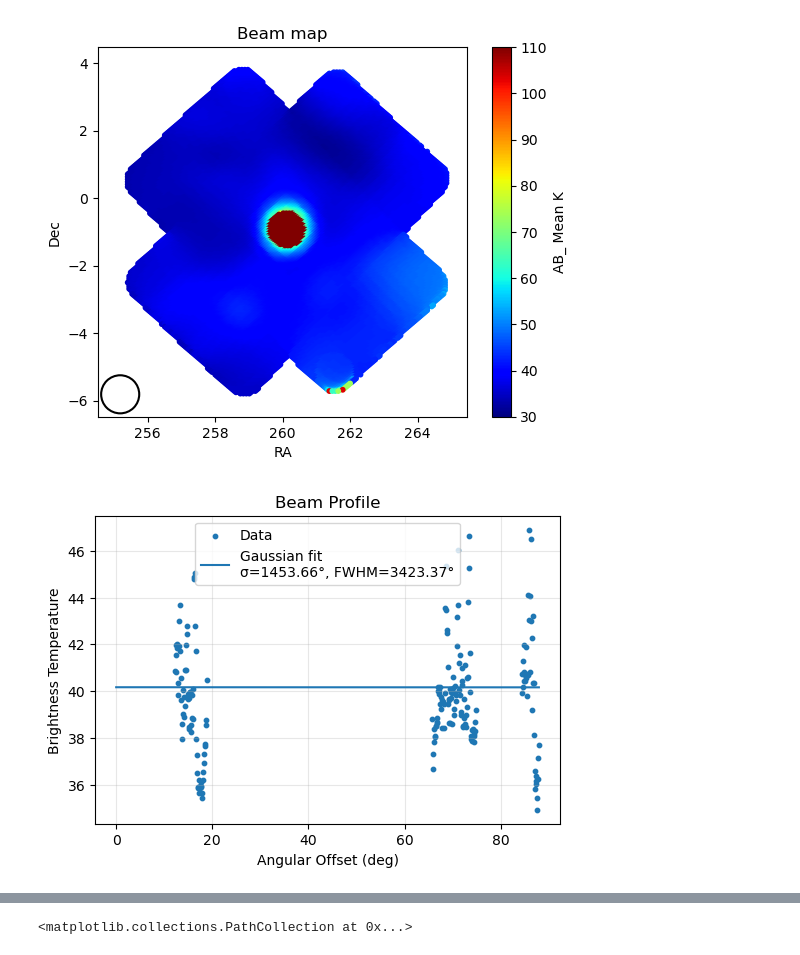
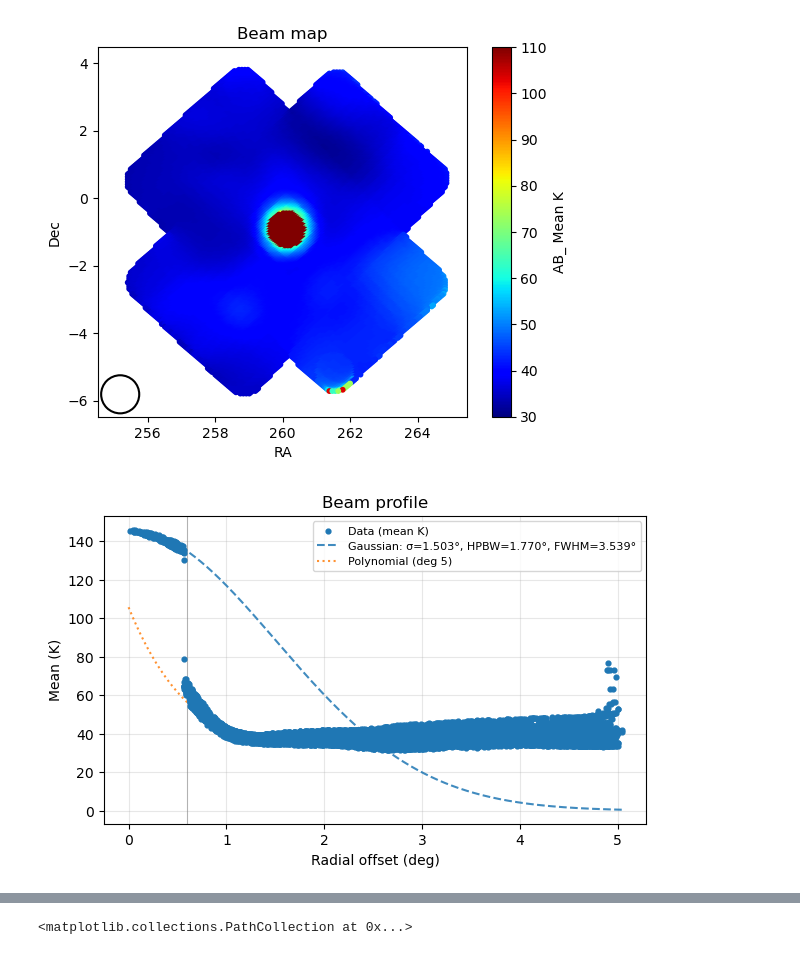
Before and after one commit to akvydula/skymap, a Jupyter notebook: notebooks/pointing_data_tests.ipynb, the cells around one changed output, grey strips where cells are left out. Saved outputs shown, nothing was run; the diff lists cells and outputs as text; code cells hidden in the pictures.

Commit message:
beam approximations

```diff
--- a/notebooks/pointing_data_tests.ipynb
+++ b/notebooks/pointing_data_tests.ipynb
@@ -291,4 +125,11 @@ bin_centers, mean_k, counts =compute_beam_histogram_test(m, attribute="AB_", sou
+# %%
+bin_centers, mean_k, counts = Beam.compute_beam_histogram(m,
+attribute="AB_",
+source_name="3C353",
+bin_size_deg= 1/3600)
 # %%
-params = Beam.plot_beam_gaussian(bin_centers, mean_k, counts, relative_to = "mean")
+params = Beam.fit_beam_gaussian(bin_centers, mean_k, counts, poly_order= 5, r_poly_deg=0.6, knee_k=120)
+
+#print(params)
 # %% [output]
-[figure, old version]
+[figure, new version]
```
Also changed, not shown: parts of 20 cells of this notebook, 7 other files.
